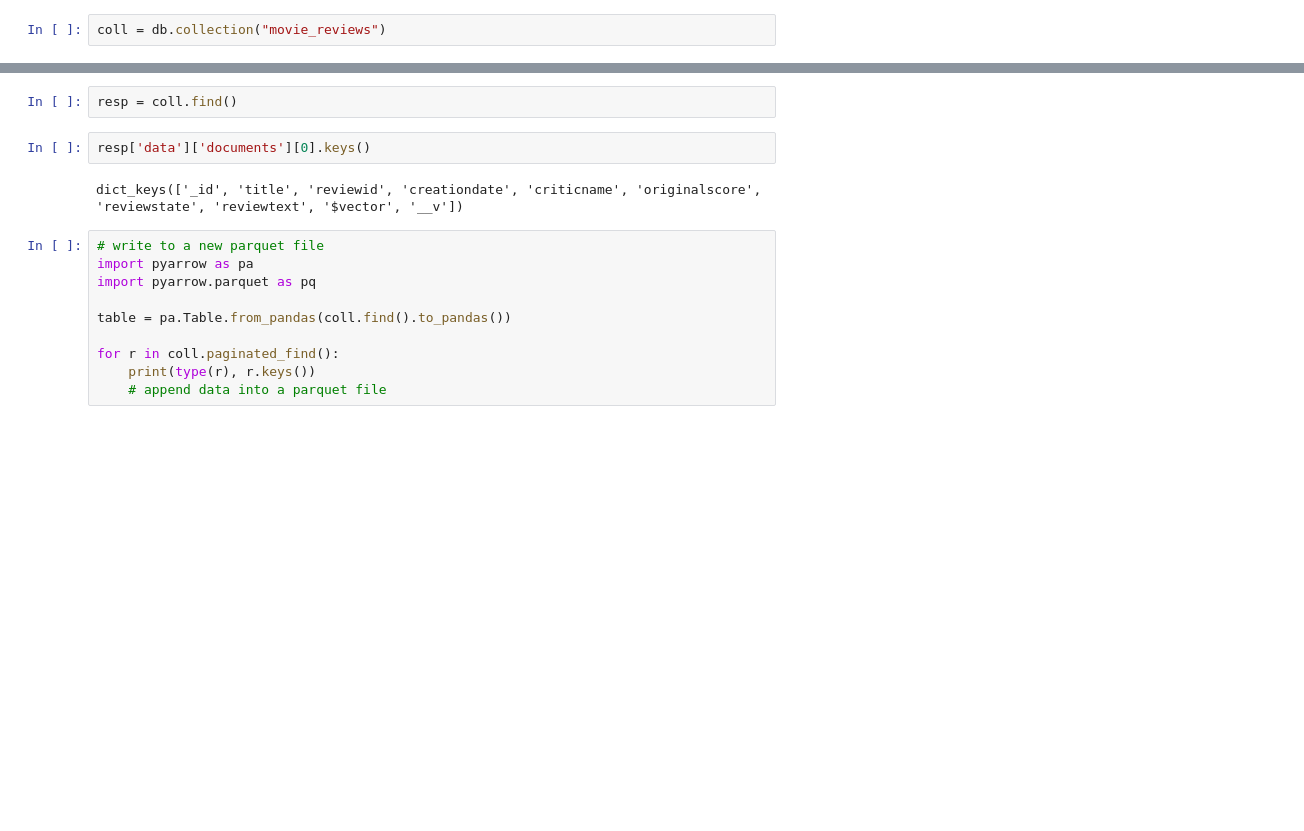
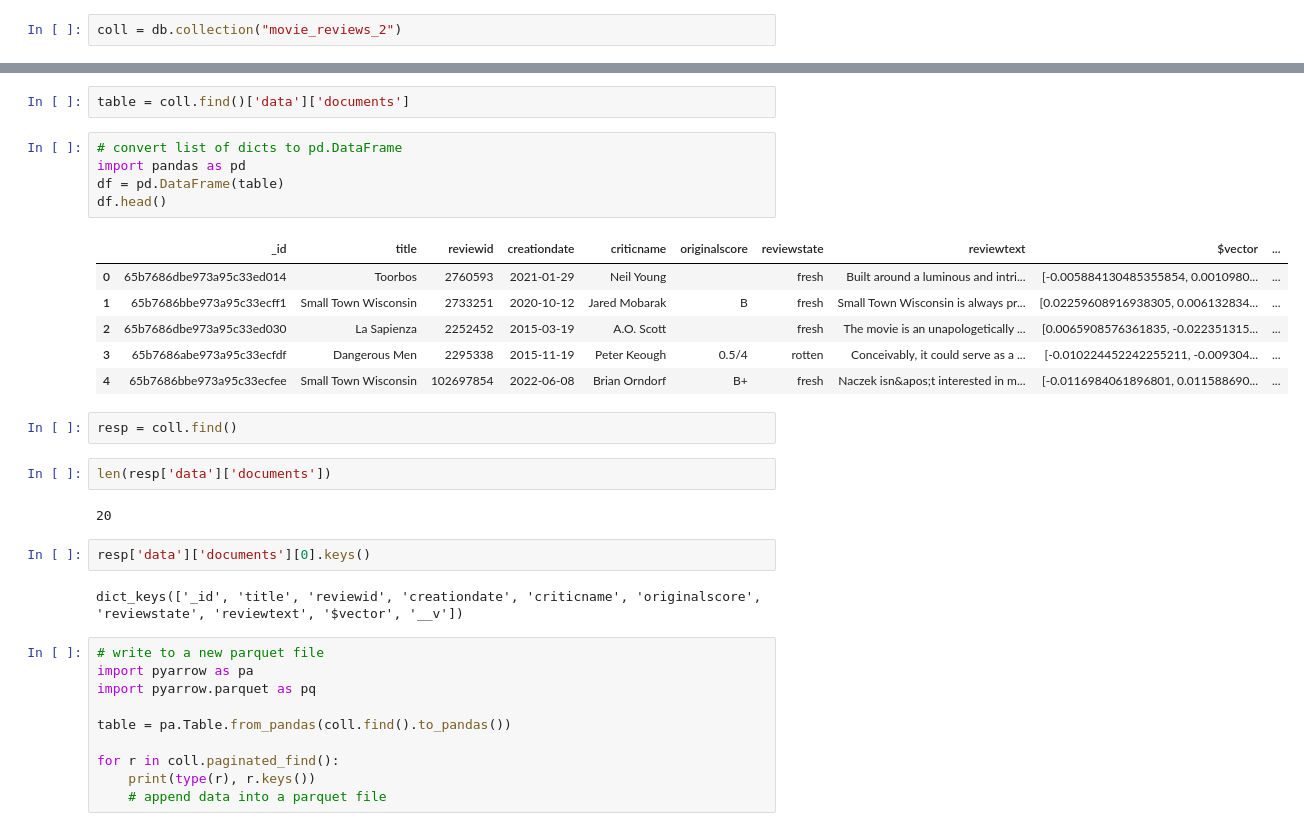
Before and after one commit to AI-Northstar-Tech/vector-io, a Jupyter notebook: src/vdf_io/notebooks/astra_usage.ipynb, the cells around one changed output, grey strips where cells are left out. Cells and saved outputs as stored; diff of their text form; blank space fills up the shorter version.

```diff
--- a/src/vdf_io/notebooks/astra_usage.ipynb
+++ b/src/vdf_io/notebooks/astra_usage.ipynb
@@ -22,2 +23,2 @@ db.collection("movie_reviews").count_documents()
 # %%
-coll = db.collection("movie_reviews")
+coll = db.collection("movie_reviews_2")
@@ -24,5 +59,23 @@ coll = db.collection("movie_reviews")
+# %%
+table = coll.find()['data']['documents']
+# %%
+# convert list of dicts to pd.DataFrame
+import pandas as pd
+df = pd.DataFrame(table)
+df.head()
+# %% [output]
+|  | _id | title | reviewid | creationdate | criticname | originalscore | reviewstate | reviewtext | $vector | ... |
+| 0 | 65b7686dbe973a95c33ed014 | Toorbos | 2760593 | 2021-01-29 | Neil Young |  | fresh | Built around a luminous and intri... | [-0.005884130485355854, 0.0010980... | ... |
+| 1 | 65b7686bbe973a95c33ecff1 | Small Town Wisconsin | 2733251 | 2020-10-12 | Jared Mobarak | B | fresh | Small Town Wisconsin is always pr... | [0.02259608916938305, 0.006132834... | ... |
+| 2 | 65b7686dbe973a95c33ed030 | La Sapienza | 2252452 | 2015-03-19 | A.O. Scott |  | fresh | The movie is an unapologetically ... | [0.0065908576361835, -0.022351315... | ... |
+| 3 | 65b7686abe973a95c33ecfdf | Dangerous Men | 2295338 | 2015-11-19 | Peter Keough | 0.5/4 | rotten | Conceivably, it could serve as a ... | [-0.010224452242255211, -0.009304... | ... |
+| 4 | 65b7686bbe973a95c33ecfee | Small Town Wisconsin | 102697854 | 2022-06-08 | Brian Orndorf | B+ | fresh | Naczek isn&apos;t interested in m... | [-0.0116984061896801, 0.011588690... | ... |
 # %%
 resp = coll.find()
+# %%
+len(resp['data']['documents'])
+# %% [output]
+20
 # %%
 resp['data']['documents'][0].keys()
 # %% [output]
```
Also changed, not shown: parts of 5 cells of this notebook, 1 other file.
